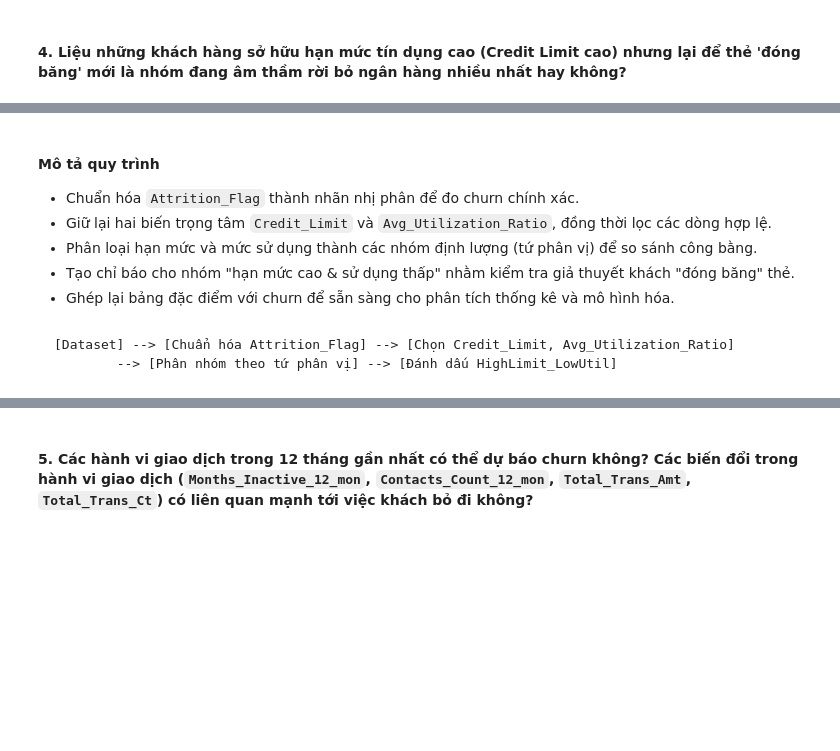
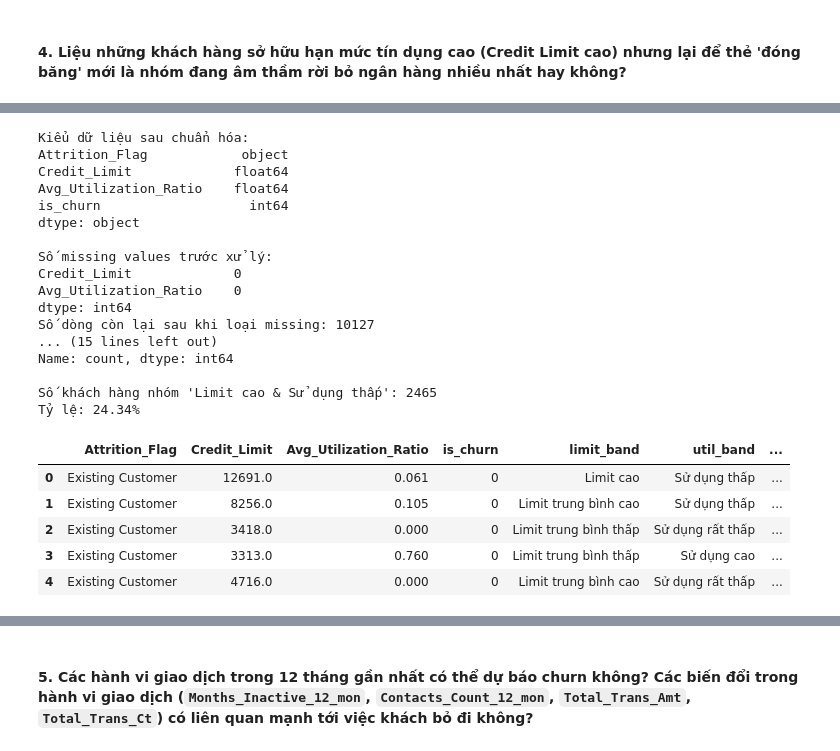
Before and after one commit to Khoa-Neee/P4DS_Final-Project, a Jupyter notebook: main.ipynb, the cells around one changed output, grey strips where cells are left out. Saved outputs shown, nothing was run; the diff lists cells and outputs as text; code cells hidden in the pictures; blank space fills up the shorter version.

````diff
--- a/main.ipynb
+++ b/main.ipynb
@@ -1029,46 +1125,77 @@ plt.show()
-# %% [markdown]
-#### Mô tả quy trình
-- Chuẩn hóa `Attrition_Flag` thành nhãn nhị phân để đo churn chính xác.
-- Giữ lại hai biến trọng tâm `Credit_Limit` và `Avg_Utilization_Ratio`, đồng thời lọc các dòng hợp lệ.
-- Phân loại hạn mức và mức sử dụng thành các nhóm định lượng (tứ phân vị) để so sánh công bằng.
-- Tạo chỉ báo cho nhóm "hạn mức cao & sử dụng thấp" nhằm kiểm tra giả thuyết khách "đóng băng" thẻ.
-- Ghép lại bảng đặc điểm với churn để sẵn sàng cho phân tích thống kê và mô hình hóa.
-# %% [markdown]
-```
-[Dataset] --> [Chuẩn hóa Attrition_Flag] --> [Chọn Credit_Limit, Avg_Utilization_Ratio]
-        --> [Phân nhóm theo tứ phân vị] --> [Đánh dấu HighLimit_LowUtil]
-```
 # %%
-# Chuẩn hóa thông tin churn và tạo các nhóm hạn mức - sử dụng
+# 1. KIỂM TRA VÀ CHUẨN HÓA KIỂU DỮ LIỆU
 credit_cols = ['Attrition_Flag', 'Credit_Limit', 'Avg_Utilization_Ratio']
 credit_df = df[credit_cols].copy()
 
-credit_df['Attrition_Flag'] = (
-    credit_df['Attrition_Flag'].astype(str).str.strip()
-)
+# Đảm bảo Credit_Limit và Avg_Utilization_Ratio là kiểu số
+credit_df['Credit_Limit'] = pd.to_numeric(credit_df['Credit_Limit'], errors='coerce')
+credit_df['Avg_Utilization_Ratio'] = pd.to_numeric(credit_df['Avg_Utilization_Ratio'], errors='coerce')
+
+# Chuẩn hóa nhãn churn thành nhị phân
+credit_df['Attrition_Flag'] = credit_df['Attrition_Flag'].astype(str).str.strip()
 credit_df['is_churn'] = credit_df['Attrition_Flag'].map({
     'Attrited Customer': 1,
     'Existing Customer': 0
 })
 if credit_df['is_churn'].isna().any():
     raise ValueError('Có giá trị Attrition_Flag không map được')
+print("Kiểu dữ liệu sau chuẩn hóa:")
+print(credit_df.dtypes)
+print()
 
+# 2. KIỂM TRA VÀ XỬ LÝ MISSING DATA
+missing_before = credit_df[['Credit_Limit', 'Avg_Utilization_Ratio']].isna().sum()
+print("Số missing values trước xử lý:")
+print(missing_before)
 credit_df = credit_df.dropna(subset=['Credit_Limit', 'Avg_Utilization_Ratio'])
+print(f"Số dòng còn lại sau khi loại missing: {len(credit_df)}")
+print()
 
+# 3. PHÂN NHÓM HẠN MỨC VÀ MỨC SỬ DỤNG THEO TỨ PHÂN VỊ
 limit_labels = ['Limit thấp', 'Limit trung bình thấp', 'Limit trung bình cao', 'Limit cao']
 util_labels = ['Sử dụng rất thấp', 'Sử dụng thấp', 'Sử dụng trung bình', 'Sử dụng cao']
 
-credit_df['limit_band'] = pd.qcut(
-    credit_df['Credit_Limit'], q=4, labels=limit_labels
- )
-credit_df['util_band'] = pd.qcut(
-    credit_df['Avg_Utilization_Ratio'], q=4, labels=util_labels
- )
+credit_df['limit_band'] = pd.qcut(credit_df['Credit_Limit'], q=4, labels=limit_labels)
+credit_df['util_band'] = pd.qcut(credit_df['Avg_Utilization_Ratio'], q=4, labels=util_labels)
 
+print("Phân nhóm hạn mức tín dụng:")
+print(credit_df['limit_band'].value_counts().sort_index())
+print()
+print("Phân nhóm mức sử dụng thẻ:")
+print(credit_df['util_band'].value_counts().sort_index())
+print()
+
+# 4. TẠO CHỈ BÁO NHÓM "ĐÓNG BĂNG"
 credit_df['is_highlimit_lowutil'] = (
     (credit_df['limit_band'] == 'Limit cao')
     & (credit_df['util_band'].isin(['Sử dụng rất thấp', 'Sử dụng thấp']))
 )
+print(f"Số khách hàng nhóm 'Limit cao & Sử dụng thấp': {credit_df['is_highlimit_lowutil'].sum()}")
+print(f"Tỷ lệ: {credit_df['is_highlimit_lowutil'].mean()*100:.2f}%")
 
 credit_df.head()
+# %% [output]
+Kiểu dữ liệu sau chuẩn hóa:
+Attrition_Flag            object
+Credit_Limit             float64
+Avg_Utilization_Ratio    float64
+is_churn                   int64
+dtype: object
+
+Số missing values trước xử lý:
+Credit_Limit             0
+Avg_Utilization_Ratio    0
+dtype: int64
+Số dòng còn lại sau khi loại missing: 10127
+... (15 lines left out)
+Name: count, dtype: int64
+
+Số khách hàng nhóm 'Limit cao & Sử dụng thấp': 2465
+Tỷ lệ: 24.34%
+|  | Attrition_Flag | Credit_Limit | Avg_Utilization_Ratio | is_churn | limit_band | util_band | ... |
+| 0 | Existing Customer | 12691.0 | 0.061 | 0 | Limit cao | Sử dụng thấp | ... |
+| 1 | Existing Customer | 8256.0 | 0.105 | 0 | Limit trung bình cao | Sử dụng thấp | ... |
+| 2 | Existing Customer | 3418.0 | 0.000 | 0 | Limit trung bình thấp | Sử dụng rất thấp | ... |
+| 3 | Existing Customer | 3313.0 | 0.760 | 0 | Limit trung bình thấp | Sử dụng cao | ... |
+| 4 | Existing Customer | 4716.0 | 0.000 | 0 | Limit trung bình cao | Sử dụng rất thấp | ... |
 # %% [markdown]
````
Also changed, not shown: parts of 43 cells of this notebook.
